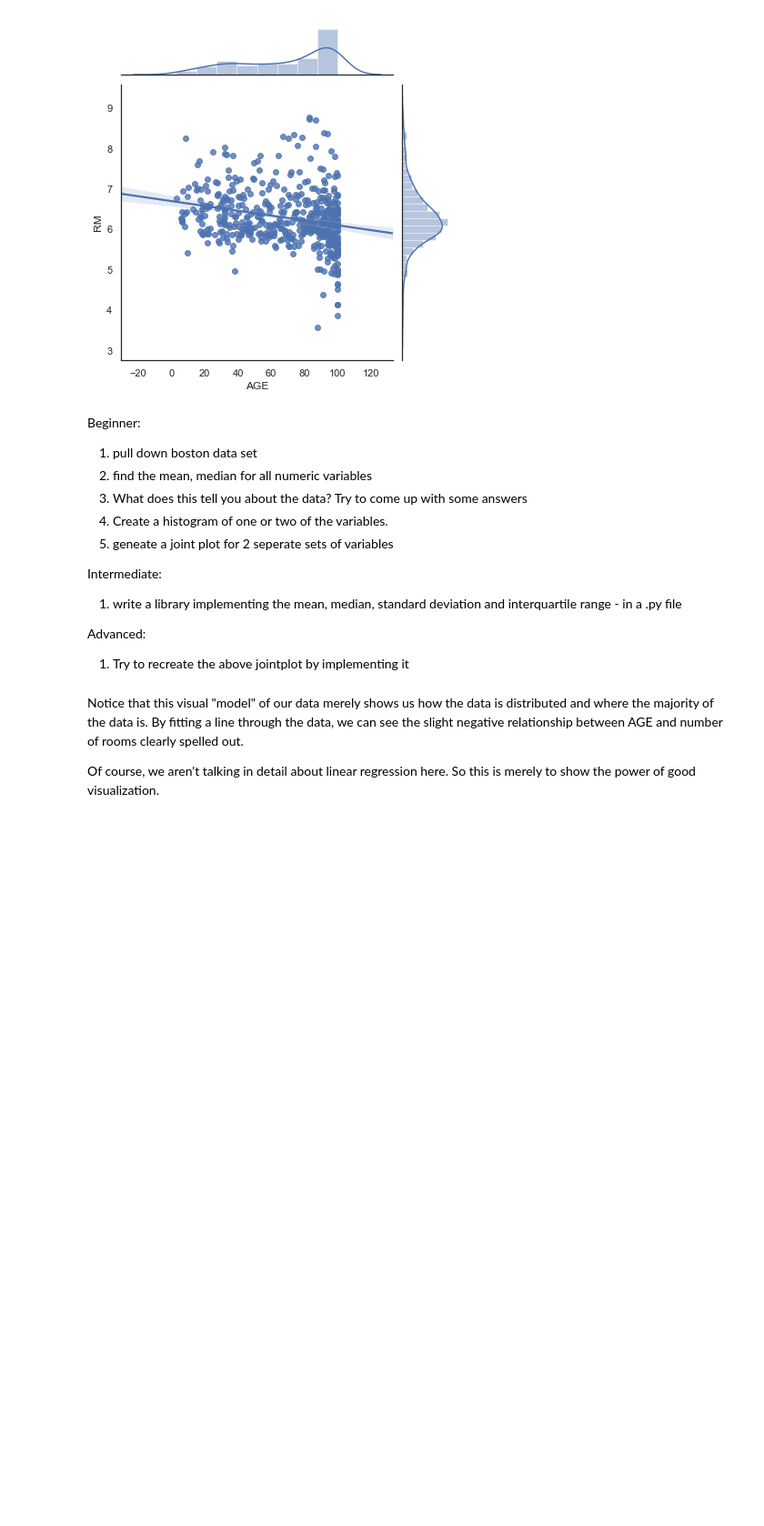
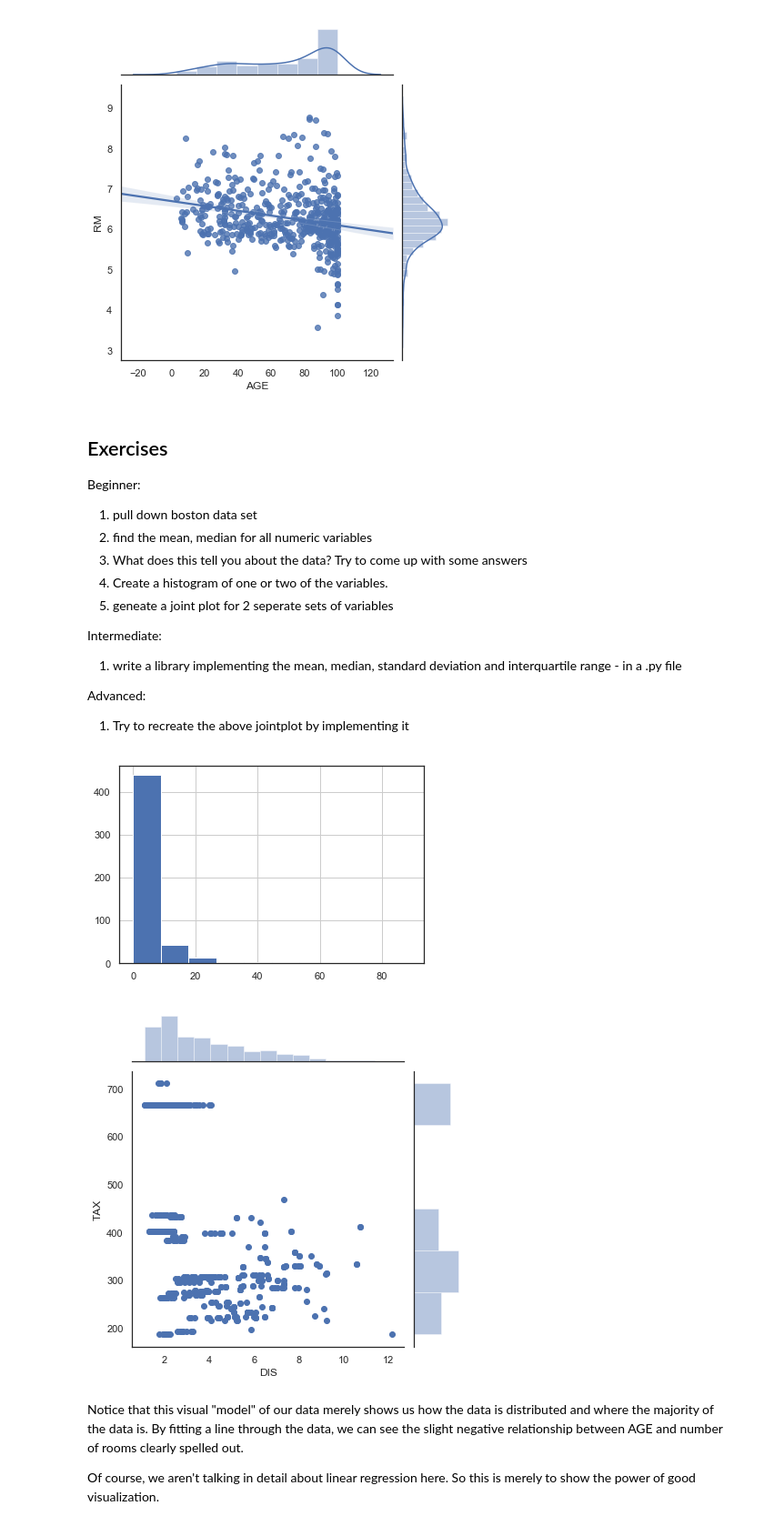
Before and after one commit to EricSchles/leap_workshop, a Jupyter notebook: Statistical_Tests.ipynb, the cells around one changed output. Shown: that part at 91% size. Cells and saved outputs as stored; diff of their text form; code cells hidden in the pictures; blank space fills up the shorter version.

Commit message:
adding solution to first set of exercises

```diff
--- a/Statistical_Tests.ipynb
+++ b/Statistical_Tests.ipynb
@@ -332,6 +342,8 @@ plt.show()
 # %% [output]
 [figure]
 # %% [markdown]
+## Exercises
+
 Beginner:
 1. pull down boston data set
 2. find the mean, median for all numeric variables
@@ -344,6 +356,38 @@ Intermediate:
 
 Advanced:
 1. Try to recreate the above jointplot by implementing it
+# %%
+from sklearn import datasets
+import pandas as pd
+import statistics as st
+import matplotlib.pyplot as plt
+import seaborn as sns
+%matplotlib inline
+
+# 1
+boston = datasets.load_boston()
+#print(boston["DESCR"])
+
+columns = ["CRIM", "ZN", "INDUS",
+          "CHAS", "NOX", "RM",
+          "AGE", "DIS", "RAD",
+          "TAX", "PTRATIO", "B",
+          "LSTAT"]
+df = pd.DataFrame(data=boston.data[:,:], columns=columns)
+
+# 2
+df.describe()
+
+# 3
+df.CRIM.hist()
+
+# 4
+sns.set(style="white", color_codes=True)
+sns.jointplot(x="DIS", y="TAX", data=df)
+plt.show()
+# %% [output]
+[figure, added]
+[figure, added]
 # %% [markdown]
 Notice that this visual "model" of our data merely shows us how the data is distributed and where the majority of the data is.  By fitting a line through the data, we can see the slight negative relationship between AGE and number of rooms clearly spelled out.
 
```
Also changed, not shown: parts of 1 cell of this notebook.
